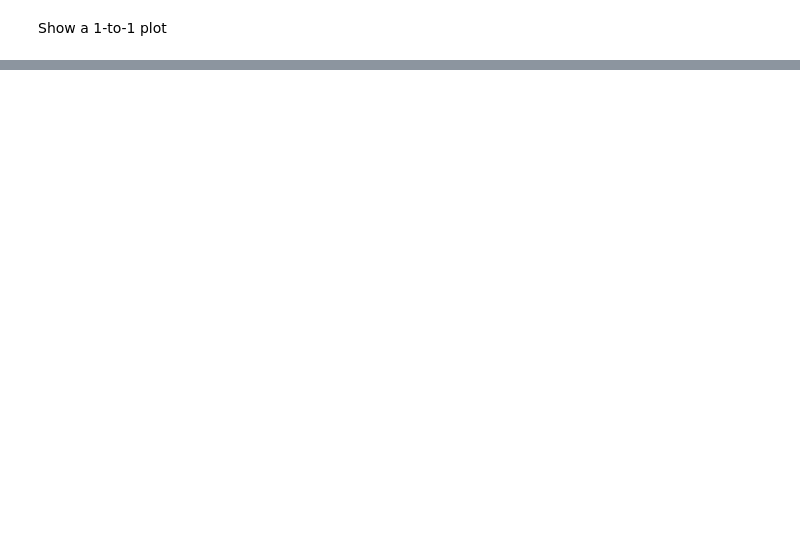
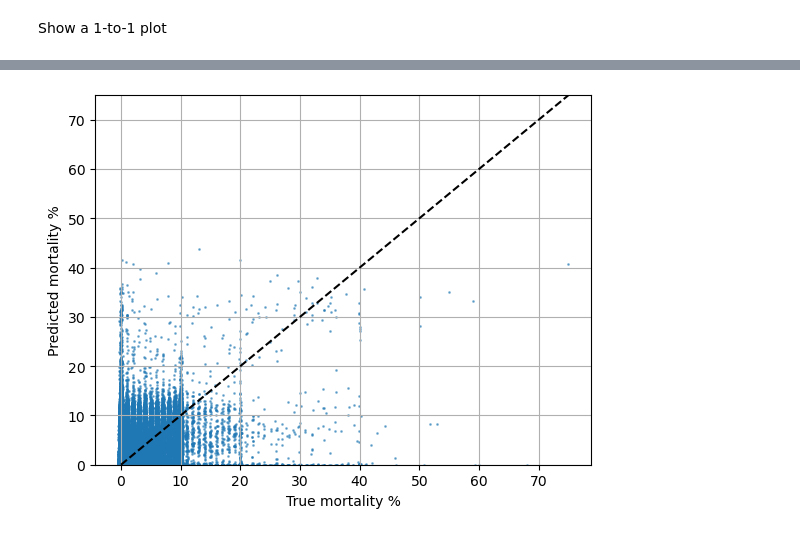
Before and after one commit to s-kganz/ForestLST, a Jupyter notebook: notebooks/unet.ipynb, the cells around one changed output, grey strips where cells are left out. Cells and saved outputs as stored; diff of their text form; code cells hidden in the pictures; blank space fills up the shorter version.

```diff
--- a/notebooks/unet.ipynb
+++ b/notebooks/unet.ipynb
@@ -347,11 +418,14 @@ y_true_np = y_true_nona.detach().cpu().numpy()
 # %%
 def with_jitter(arr):
     stdev = np.std(arr) * 0.1
     return arr + np.random.randn(*arr.shape)*stdev
 
 plt.grid()
+plt.axline(xy1=(0, 0), slope=1, color="black", linestyle="--")
 plt.scatter(with_jitter(y_true_np), y_hat_np, s=1, alpha=0.5)
 plt.gca().set_ylim(0, 75)
 plt.xlabel("True mortality %")
 plt.ylabel("Predicted mortality %")
 plt.show()
+# %% [output]
+[figure, added]
```
Also changed, not shown: parts of 9 cells of this notebook.
